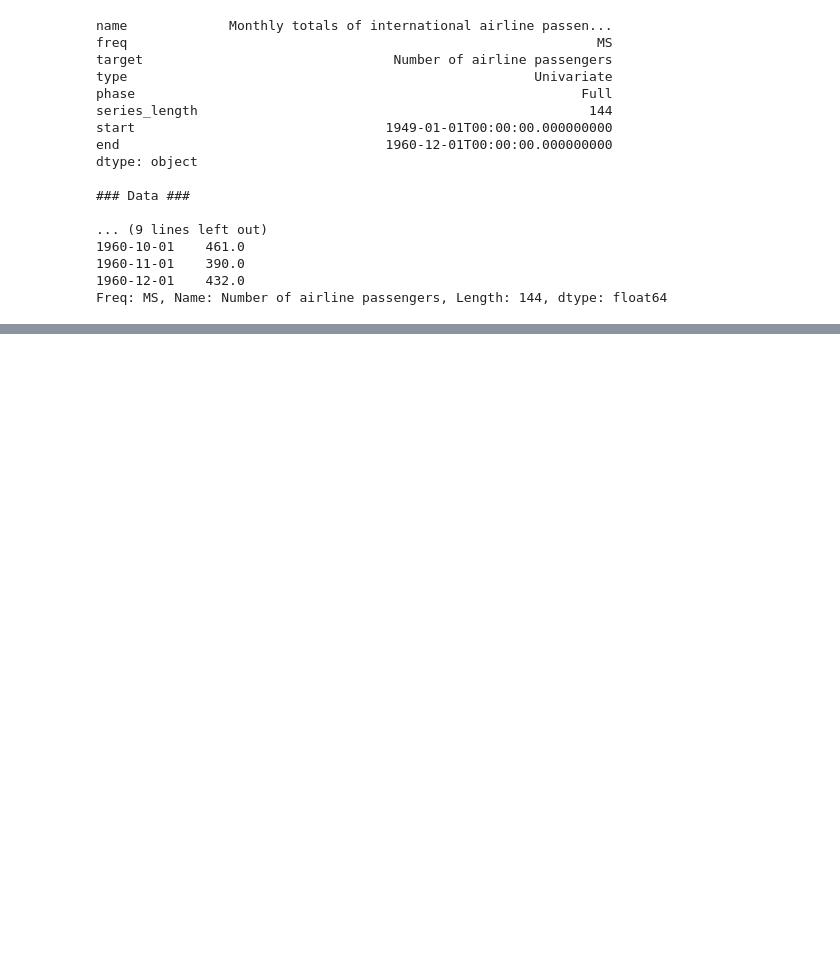
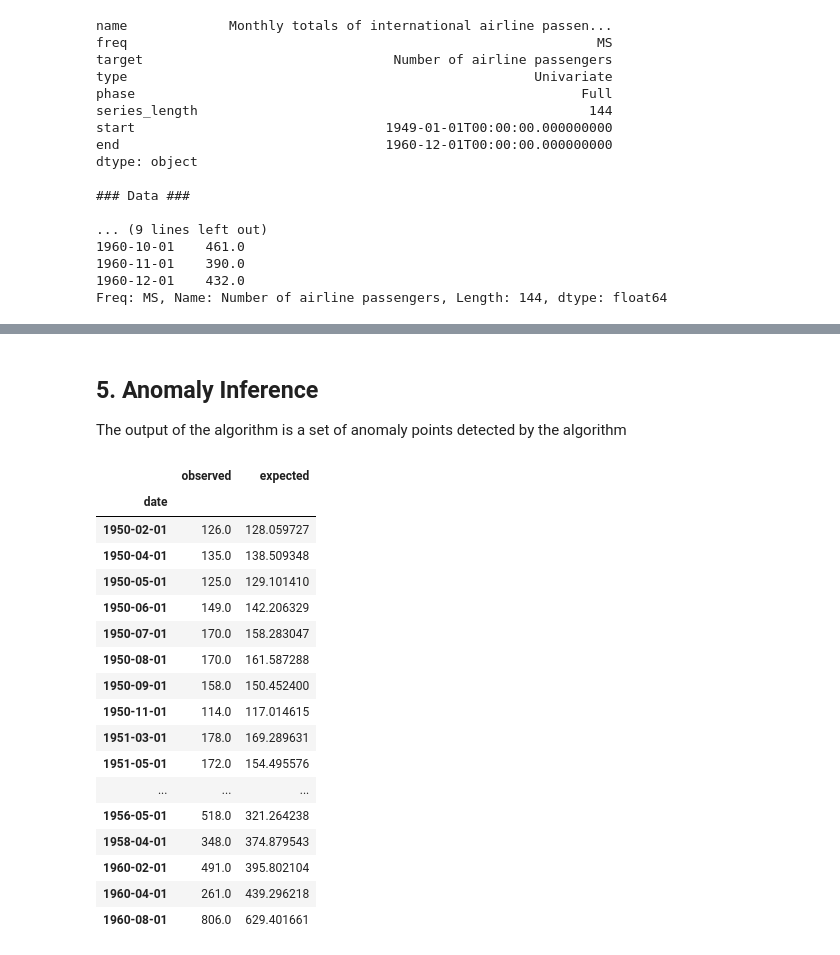
Before and after one commit to KrishnanSG/pytsal, a Jupyter notebook: examples/101_anomaly_detection.ipynb, the cells around one changed output, grey strips where cells are left out. Drawn from its saved outputs; the diff is of its cells as text; code cells hidden in the pictures; blank space fills up the shorter version.

```diff
--- a/examples/101_anomaly_detection.ipynb
+++ b/examples/101_anomaly_detection.ipynb
@@ -101,0 +142,25 @@ It takes two mandatory parameters: a pytsal timeseries object and model name. Al
+# %% [markdown]
+## 5. Anomaly Inference
+
+The output of the algorithm is a set of anomaly points detected by the algorithm
+# %%
+anomaly_points
+# %% [output]
+|  | observed | expected |
+| date |  |  |
+| 1950-02-01 | 126.0 | 128.059727 |
+| 1950-04-01 | 135.0 | 138.509348 |
+| 1950-05-01 | 125.0 | 129.101410 |
+| 1950-06-01 | 149.0 | 142.206329 |
+| 1950-07-01 | 170.0 | 158.283047 |
+| 1950-08-01 | 170.0 | 161.587288 |
+| 1950-09-01 | 158.0 | 150.452400 |
+| 1950-11-01 | 114.0 | 117.014615 |
+| 1951-03-01 | 178.0 | 169.289631 |
+| 1951-05-01 | 172.0 | 154.495576 |
+| ... | ... | ... |
+| 1956-05-01 | 518.0 | 321.264238 |
+| 1958-04-01 | 348.0 | 374.879543 |
+| 1960-02-01 | 491.0 | 395.802104 |
+| 1960-04-01 | 261.0 | 439.296218 |
+| 1960-08-01 | 806.0 | 629.401661 |
```
Also changed, not shown: parts of 5 cells of this notebook, 2 other files.
